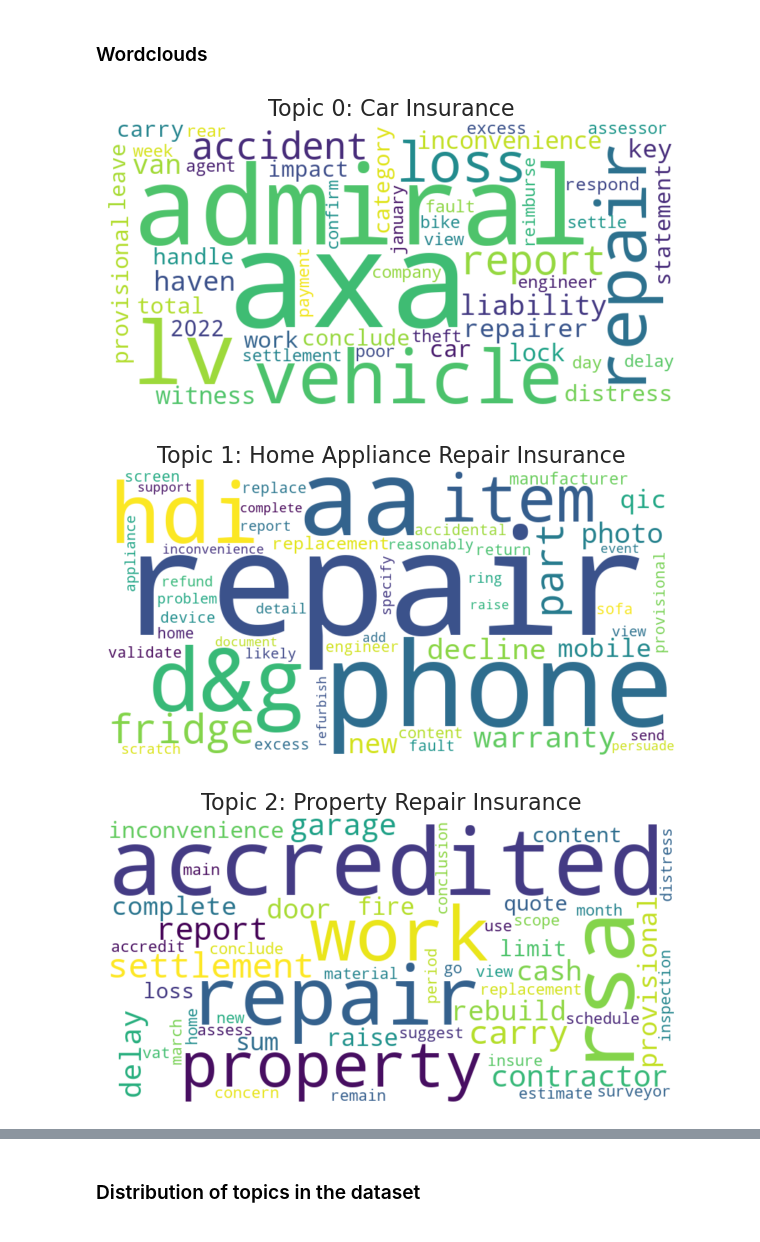
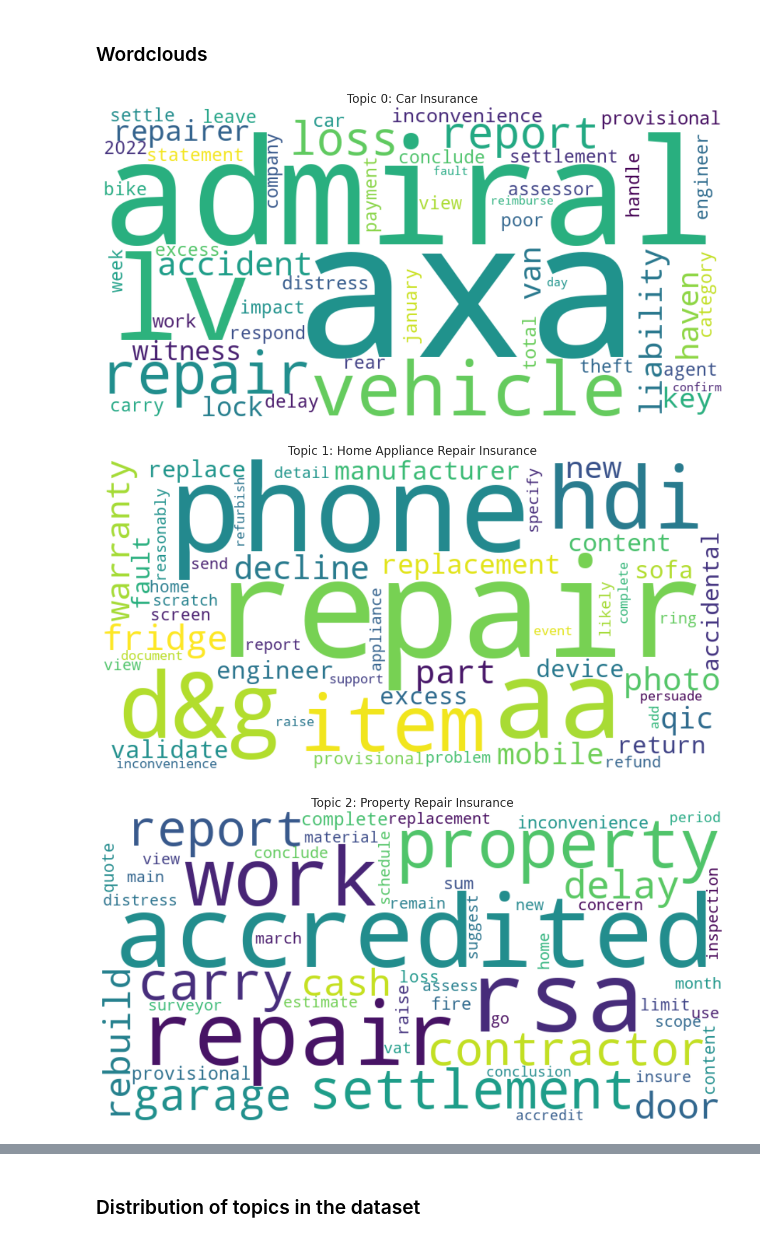
Before and after one commit to LeleVibrato/sb-code, a Jupyter notebook: eda_topic_model.ipynb, the cells around one changed output, grey strips where cells are left out. Saved outputs shown, nothing was run; the diff lists cells and outputs as text; code cells hidden in the pictures.

```diff
--- a/eda_topic_model.ipynb
+++ b/eda_topic_model.ipynb
@@ -217,53 +260,36 @@ Ms C said her parked and unattended car was hit by another car in 2021. She prov
 #     13: "Health Insurance (medical treatments, claim denials, and hospital issues)"
 # }
 
-# create a dictionary to map the topic id to a description of the topic
-dict_topics = {
-    0: "Car Insurance",
-    1: "Home Appliance Repair Insurance",
-    2: "Property Repair Insurance",
-    3: "Home Repair Insurance",
-    4: "Travel Insurance",
-    5: "Car Insurance",
-    6: "Home Boiler Insurance",
-    7: "Legal Expense Insurance",
-    8: "Car Insurance",
-    9: "Home Water Damage Insurance",
-    10: "Subsidence Insurance",
-    11: "Insurance Fraud",
-    12: "Insurance Premiums and Renewals",
-    13: "Health Insurance"
-}
 
 
 # draw a word cloud for a topic
 def draw_word_cloud(lda_model, topic_id, dict_topics=dict_topics):
     # get the words in the topic
     words = lda_model.show_topic(topic_id, topn=50)
 
     # create a dictionary from the words
     word_dict = {word: score for word, score in words}
 
     # create the word cloud
-    word_cloud = WordCloud(width=800, height=400, background_color='white').generate_from_frequencies(word_dict)
+    word_cloud = WordCloud(width=800, height=400, background_color='white',colormap='viridis').generate_from_frequencies(word_dict)
 
     # plot the word cloud
-    plt.figure(figsize=(6, 6))
+    plt.figure(figsize=(12, 8))
     plt.imshow(word_cloud, interpolation='bilinear')
     plt.axis('off')
     plt.title(f'Topic {topic_id}: {dict_topics[topic_id]}', fontsize=16)
     plt.tight_layout()
 
     if not os.path.exists('plots'):
         os.makedirs('plots')
 
     plt.savefig(f'plots/topic-{topic_id}-word-cloud.png', dpi=300)
     plt.show()
 
 # draw the word cloud for the topics
 for topic_id in range(4):
     draw_word_cloud(lda_model, topic_id)
 # %% [output]
-[figure, old version]
+[figure, new version]
-[figure, old version]
+[figure, new version]
-[figure, old version]
+[figure, new version]
```
Also changed, not shown: parts of 6 cells of this notebook, 16 other files.
